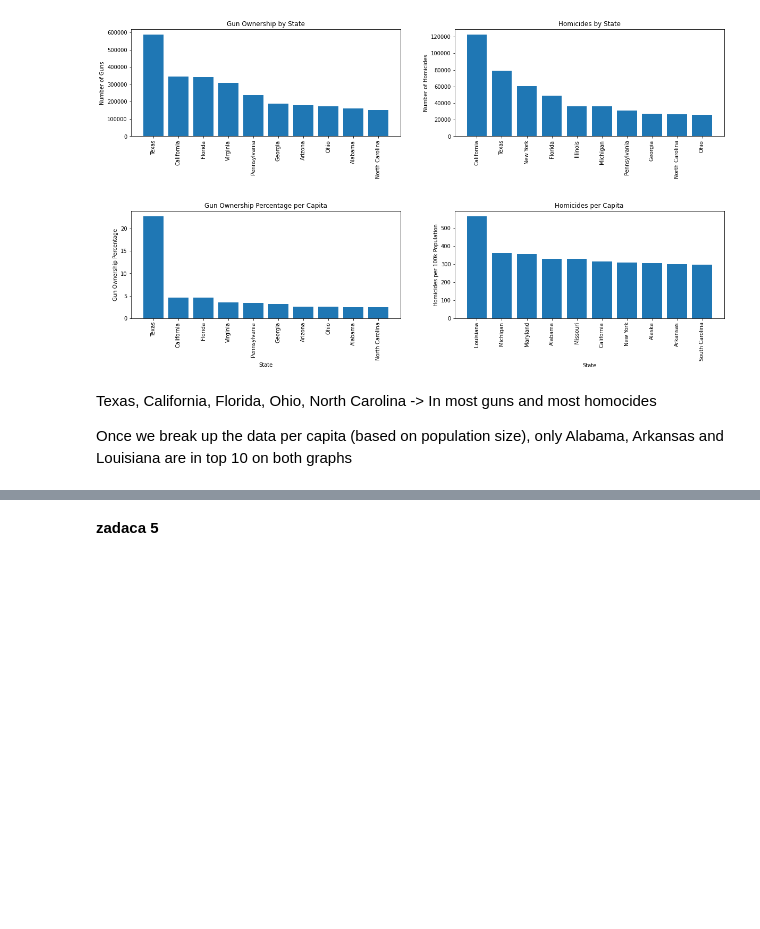
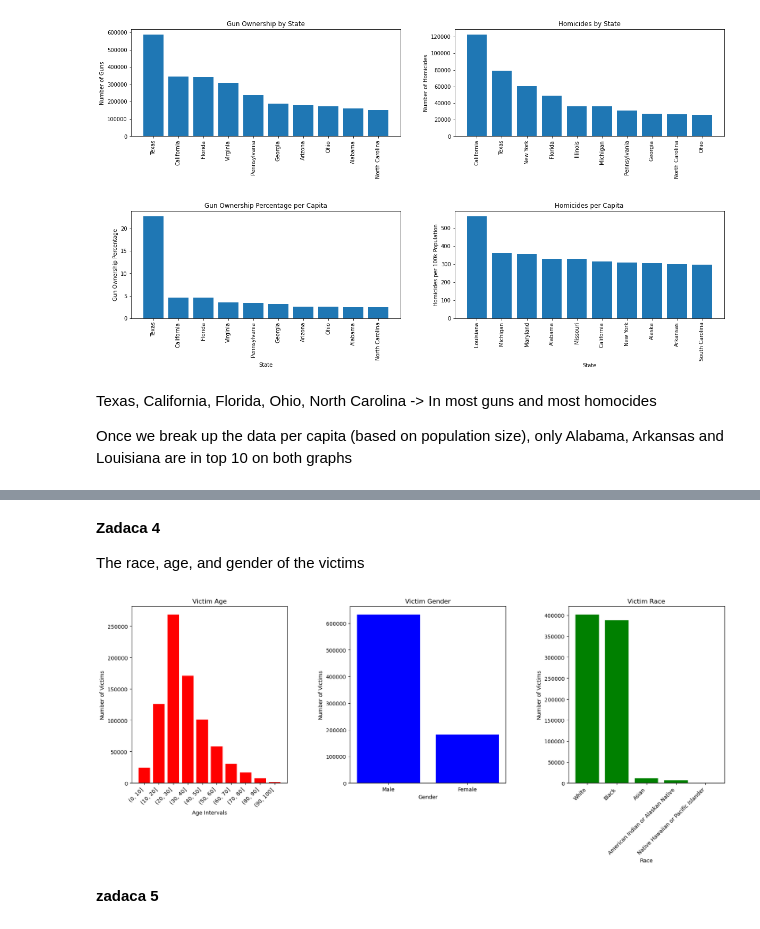
Before and after one commit to BodanT/PR23BTADBSDDDN, a Jupyter notebook: Porocilo.ipynb, the cells around one changed output, grey strips where cells are left out. Saved outputs shown, nothing was run; the diff lists cells and outputs as text; code cells hidden in the pictures; blank space fills up the shorter version.

```diff
--- a/Porocilo.ipynb
+++ b/Porocilo.ipynb
@@ -320,3 +369,52 @@ Once we break up the data per capita (based on population size), only Alabama, A
+# %% [markdown]
+**Zadaca 4**
+
+The race, age, and gender of the victims
+# %%
+# Filter the DataFrame to exclude age values of 999
+df_homicides = df_homicides[df_homicides['VicAge'] != 999]
+
+# Create age intervals
+age_intervals = pd.cut(df_homicides['VicAge'], bins=[0, 10, 20, 30, 40, 50, 60, 70, 80, 90, 100])
+
+# Count the number of victims in each age interval
+age_counts = age_intervals.value_counts(sort=False)
+
+# Create a bar chart of victim ages
+fig, axs = plt.subplots(1, 3, figsize=(20, 6))
+
+# Plot victim age
+axs[0].bar(age_counts.index.astype(str), age_counts.values, color='r')
+axs[0].set_title('Victim Age')
+axs[0].set_xlabel('Age Intervals')
+axs[0].set_ylabel('Number of Victims')
+axs[0].set_xticklabels(age_counts.index.astype(str), rotation=45, ha='right')
+
+# Plot victim gender
+victim_gender = df_homicides['VicSex']
+df_filtered_gender = df_homicides.loc[df_homicides['VicSex'] != 'Unknown']
+gender_counts = df_filtered_gender['VicSex'].value_counts()
+axs[1].bar(gender_counts.index, gender_counts.values, color='b')
+axs[1].set_title('Victim Gender')
+axs[1].set_xlabel('Gender')
+axs[1].set_ylabel('Number of Victims')
+
+# Plot victim race
+df_filtered = df_homicides.loc[df_homicides['VicRace'] != 'Unknown']
+race_counts = df_filtered['VicRace'].value_counts()
+axs[2].bar(race_counts.index, race_counts.values, color='g')
+axs[2].set_title('Victim Race')
+axs[2].set_xlabel('Race')
+axs[2].set_ylabel('Number of Victims')
+axs[2].set_xticklabels(race_counts.index, rotation=45, ha='right')
+
+# Adjust subplot spacing
+plt.subplots_adjust(wspace=0.4)
+
+# Show the plot
+plt.show()
+# %% [output]
+[figure, added]
 # %% [markdown]
 **zadaca 5**
 # %% [markdown]
```
Also changed, not shown: parts of 2 cells of this notebook.
